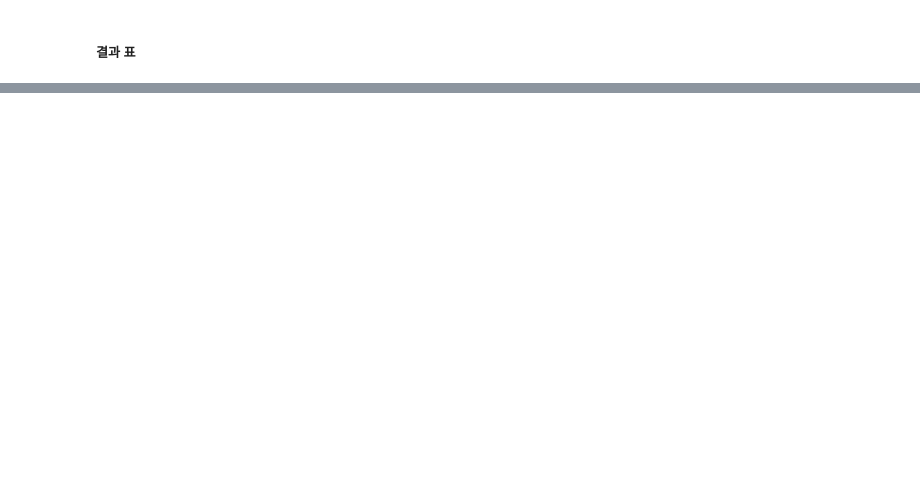
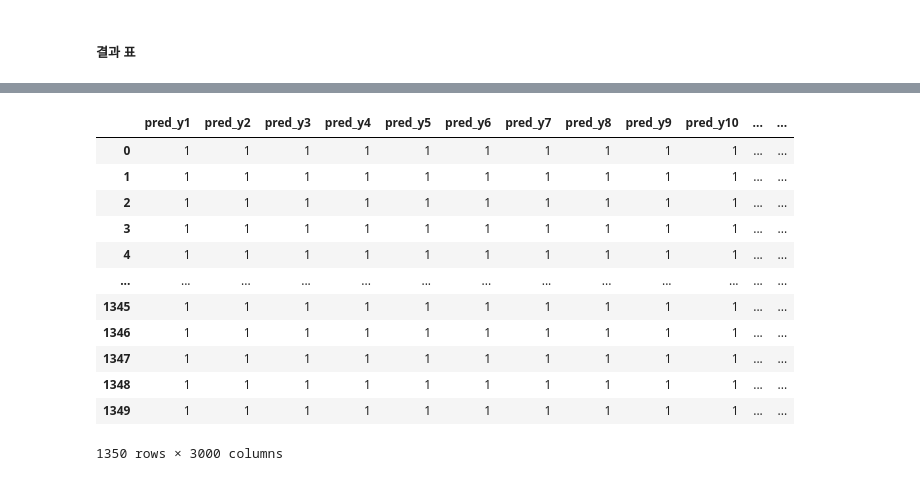
Before and after one commit to tabjun/Anomaly-Detection, a Jupyter notebook: Holt-Winters/code/holt_winter_normal 반복문.ipynb, the cells around one changed output, grey strips where cells are left out. Cells and saved outputs as stored; diff of their text form; code cells hidden in the pictures; blank space fills up the shorter version.

```diff
--- a/Holt-Winters/code/holt_winter_normal 반복문.ipynb
+++ b/Holt-Winters/code/holt_winter_normal 반복문.ipynb
@@ -263,0 +258,17 @@ df_copy.shape
+# %%
+final_normal = pd.concat([aaa,aa2], axis = 1)
+final_normal
+# %% [output]
+|  | pred_y1 | pred_y2 | pred_y3 | pred_y4 | pred_y5 | pred_y6 | pred_y7 | pred_y8 | pred_y9 | pred_y10 | ... | ... |
+| 0 | 1 | 1 | 1 | 1 | 1 | 1 | 1 | 1 | 1 | 1 | ... | ... |
+| 1 | 1 | 1 | 1 | 1 | 1 | 1 | 1 | 1 | 1 | 1 | ... | ... |
+| 2 | 1 | 1 | 1 | 1 | 1 | 1 | 1 | 1 | 1 | 1 | ... | ... |
+| 3 | 1 | 1 | 1 | 1 | 1 | 1 | 1 | 1 | 1 | 1 | ... | ... |
+| 4 | 1 | 1 | 1 | 1 | 1 | 1 | 1 | 1 | 1 | 1 | ... | ... |
+| ... | ... | ... | ... | ... | ... | ... | ... | ... | ... | ... | ... | ... |
+| 1345 | 1 | 1 | 1 | 1 | 1 | 1 | 1 | 1 | 1 | 1 | ... | ... |
+| 1346 | 1 | 1 | 1 | 1 | 1 | 1 | 1 | 1 | 1 | 1 | ... | ... |
+| 1347 | 1 | 1 | 1 | 1 | 1 | 1 | 1 | 1 | 1 | 1 | ... | ... |
+| 1348 | 1 | 1 | 1 | 1 | 1 | 1 | 1 | 1 | 1 | 1 | ... | ... |
+| 1349 | 1 | 1 | 1 | 1 | 1 | 1 | 1 | 1 | 1 | 1 | ... | ... |
+1350 rows × 3000 columns
```
Also changed, not shown: parts of 29 cells of this notebook, 1 other file.
